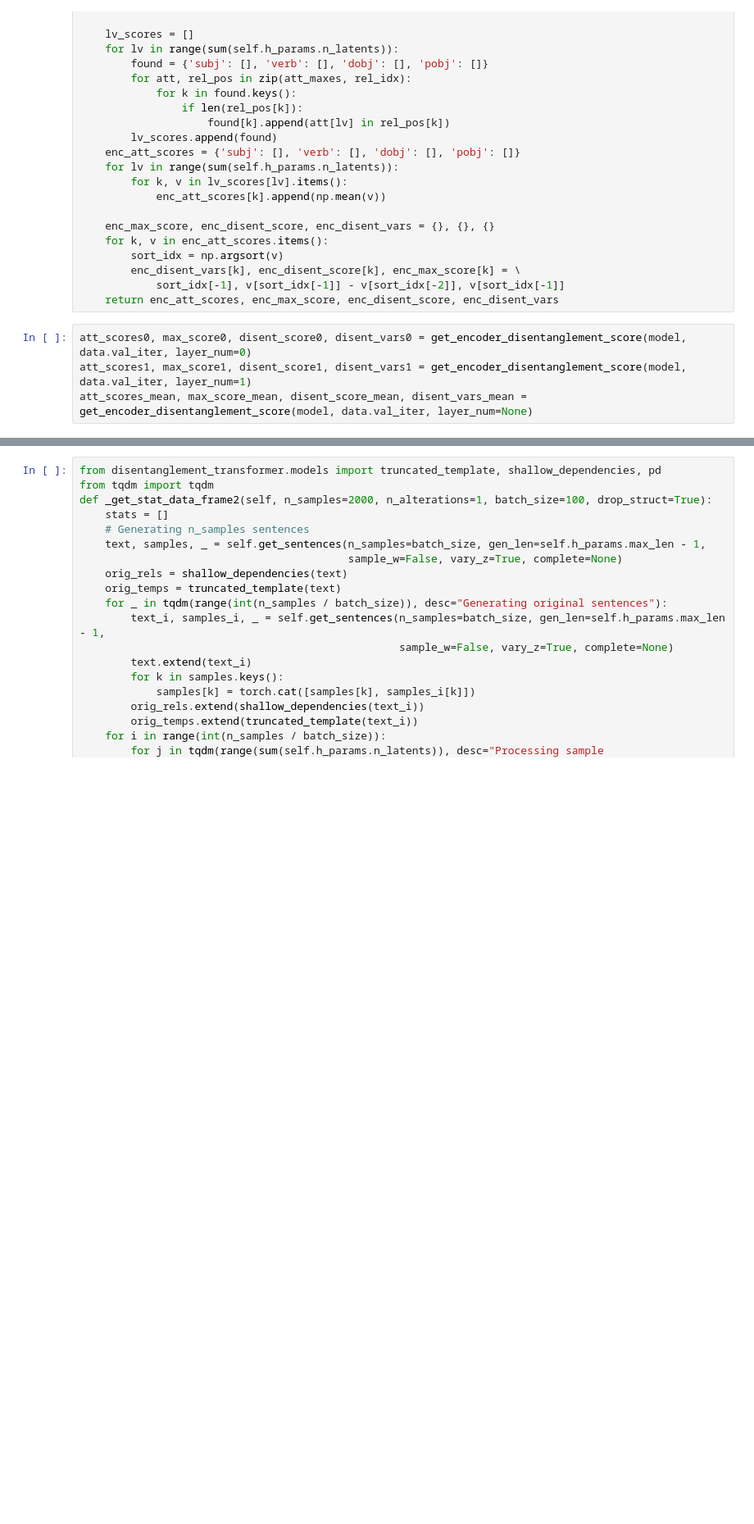
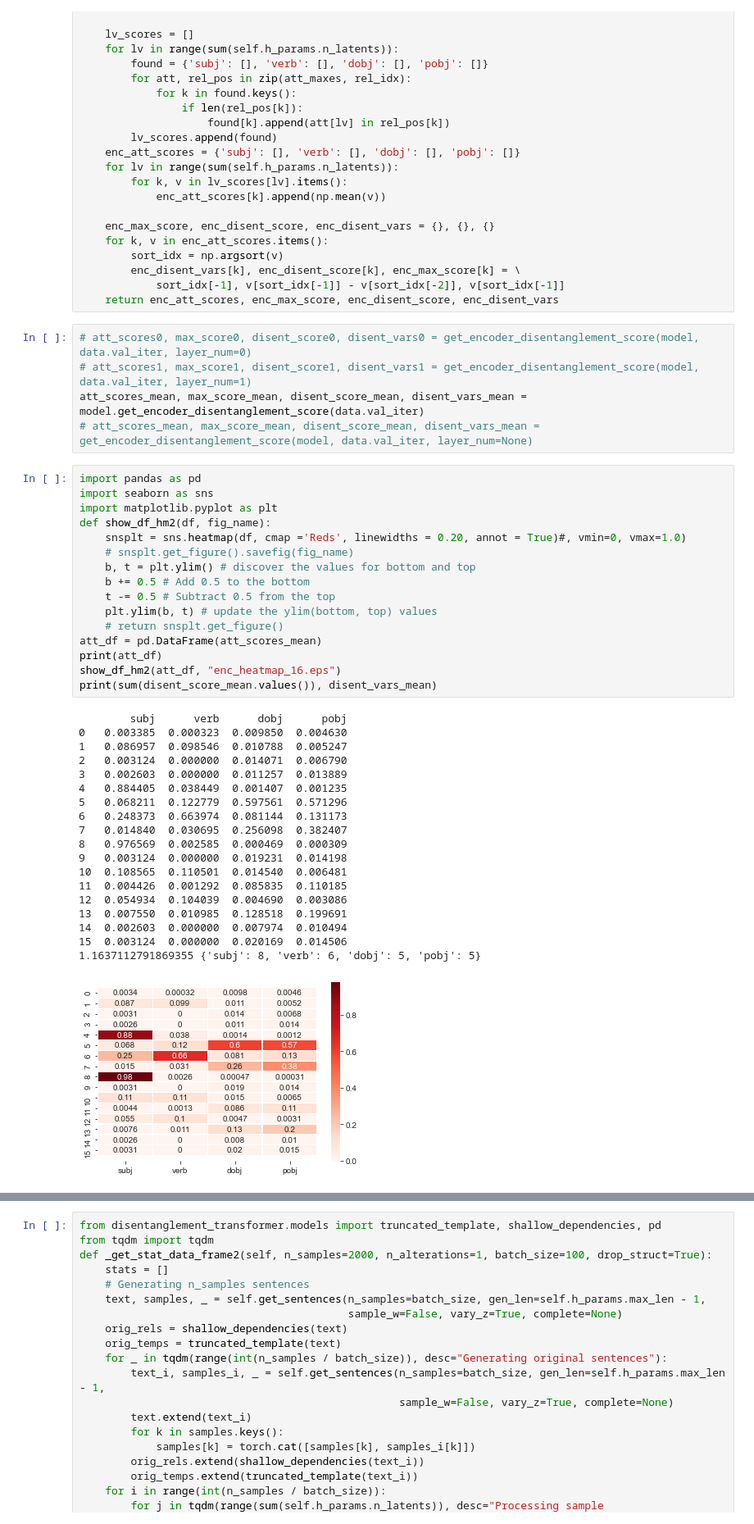
Before and after one commit to ghazi-f/QKVAE, a Jupyter notebook: disentanglement_transformer/Model_Analysis2.ipynb, the cells around one changed output, grey strips where cells are left out. Shown at 82% size. Drawn from its saved outputs; the diff is of its cells as text; blank space fills up the shorter version.

```diff
--- a/disentanglement_transformer/Model_Analysis2.ipynb
+++ b/disentanglement_transformer/Model_Analysis2.ipynb
@@ -630,7 +630,44 @@ def get_encoder_disentanglement_score(self, data_iter, layer_num=None):
             sort_idx[-1], v[sort_idx[-1]] - v[sort_idx[-2]], v[sort_idx[-1]]
     return enc_att_scores, enc_max_score, enc_disent_score, enc_disent_vars
 # %%
-att_scores0, max_score0, disent_score0, disent_vars0 = get_encoder_disentanglement_score(model, data.val_iter, layer_num=0)
-att_scores1, max_score1, disent_score1, disent_vars1 = get_encoder_disentanglement_score(model, data.val_iter, layer_num=1)
-att_scores_mean, max_score_mean, disent_score_mean, disent_vars_mean = get_encoder_disentanglement_score(model, data.val_iter, layer_num=None)
+# att_scores0, max_score0, disent_score0, disent_vars0 = get_encoder_disentanglement_score(model, data.val_iter, layer_num=0)
+# att_scores1, max_score1, disent_score1, disent_vars1 = get_encoder_disentanglement_score(model, data.val_iter, layer_num=1)
+att_scores_mean, max_score_mean, disent_score_mean, disent_vars_mean = model.get_encoder_disentanglement_score(data.val_iter)
+# att_scores_mean, max_score_mean, disent_score_mean, disent_vars_mean = get_encoder_disentanglement_score(model, data.val_iter, layer_num=None)
+# %%
+import pandas as pd
+import seaborn as sns
+import matplotlib.pyplot as plt
+def show_df_hm2(df, fig_name):
+    snsplt = sns.heatmap(df, cmap ='Reds', linewidths = 0.20, annot = True)#, vmin=0, vmax=1.0)
+    # snsplt.get_figure().savefig(fig_name)
+    b, t = plt.ylim() # discover the values for bottom and top
+    b += 0.5 # Add 0.5 to the bottom
+    t -= 0.5 # Subtract 0.5 from the top
+    plt.ylim(b, t) # update the ylim(bottom, top) values
+    # return snsplt.get_figure()
+att_df = pd.DataFrame(att_scores_mean)
+print(att_df)
+show_df_hm2(att_df, "enc_heatmap_16.eps")
+print(sum(disent_score_mean.values()), disent_vars_mean)
+# %% [output]
+        subj      verb      dobj      pobj
+0   0.003385  0.000323  0.009850  0.004630
+1   0.086957  0.098546  0.010788  0.005247
+2   0.003124  0.000000  0.014071  0.006790
+3   0.002603  0.000000  0.011257  0.013889
+4   0.884405  0.038449  0.001407  0.001235
+5   0.068211  0.122779  0.597561  0.571296
+6   0.248373  0.663974  0.081144  0.131173
+7   0.014840  0.030695  0.256098  0.382407
+8   0.976569  0.002585  0.000469  0.000309
+9   0.003124  0.000000  0.019231  0.014198
+10  0.108565  0.110501  0.014540  0.006481
+11  0.004426  0.001292  0.085835  0.110185
+12  0.054934  0.104039  0.004690  0.003086
+13  0.007550  0.010985  0.128518  0.199691
+14  0.002603  0.000000  0.007974  0.010494
+15  0.003124  0.000000  0.020169  0.014506
+1.1637112791869355 {'subj': 8, 'verb': 6, 'dobj': 5, 'pobj': 5}
+[figure, added]
 # %%
```
Also changed, not shown: parts of 3 cells of this notebook, 1 other file.
